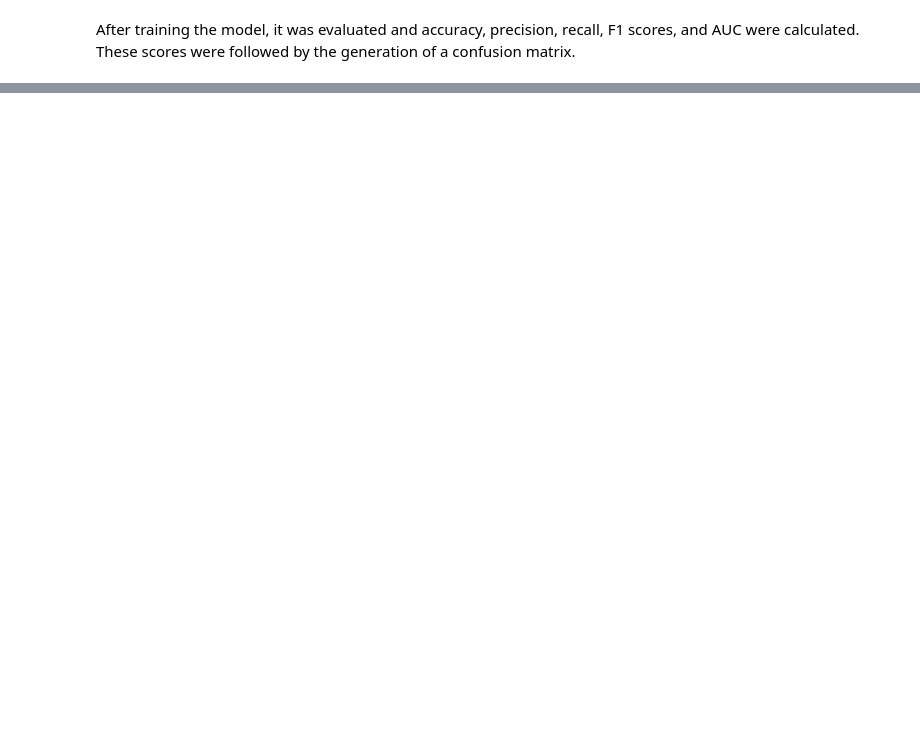
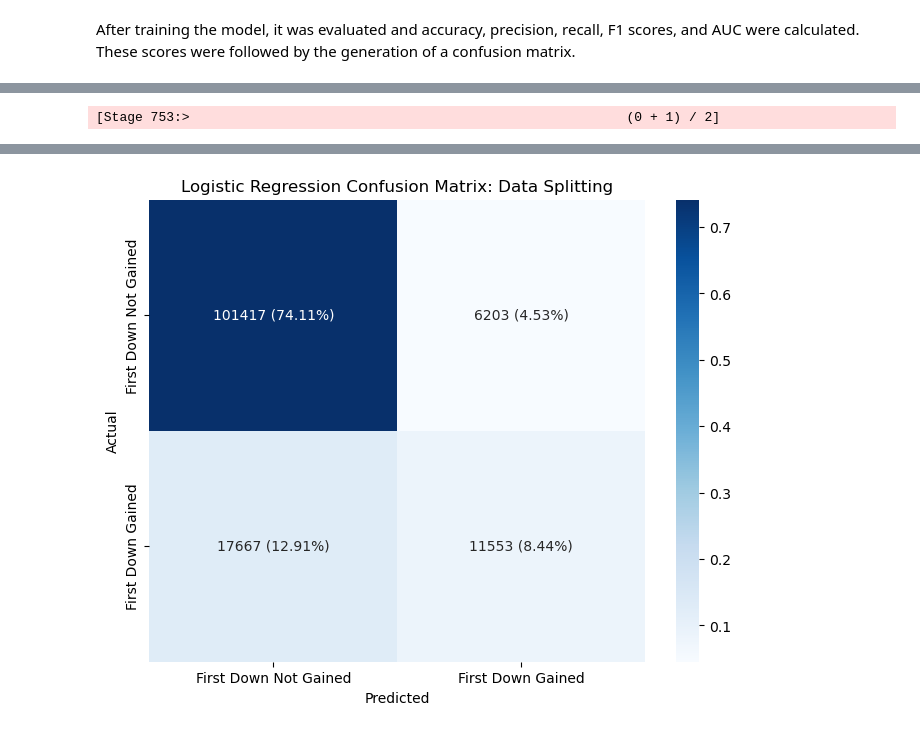
Before and after one commit to lauren-odonnell/DS5110_NFL_BigDataBowl, a Jupyter notebook: ds5110_NFL_BDB.ipynb, the cells around one changed output, grey strips where cells are left out. Saved outputs shown, nothing was run; the diff lists cells and outputs as text; code cells hidden in the pictures; blank space fills up the shorter version.

```diff
--- a/ds5110_NFL_BDB.ipynb
+++ b/ds5110_NFL_BDB.ipynb
@@ -450,5 +506,7 @@ sns.heatmap(cm_normalized, annot=combined_cm, fmt='', cmap='Blues',
             yticklabels=['First Down Not Gained', 'First Down Gained'])
 plt.xlabel('Predicted')
 plt.ylabel('Actual')
-plt.title('Confusion Matrix: Data Splitting')
+plt.title('Logistic Regression Confusion Matrix: Data Splitting')
 plt.show()
+# %% [output]
+[Stage 753:>                                                        (0 + 1) / 2]
@@ -455,3 +514,4 @@ plt.show()
+[figure, added]
 # %%
 # Cross-Validation Confusion Matrix
 
```
Also changed, not shown: parts of 42 cells of this notebook.
